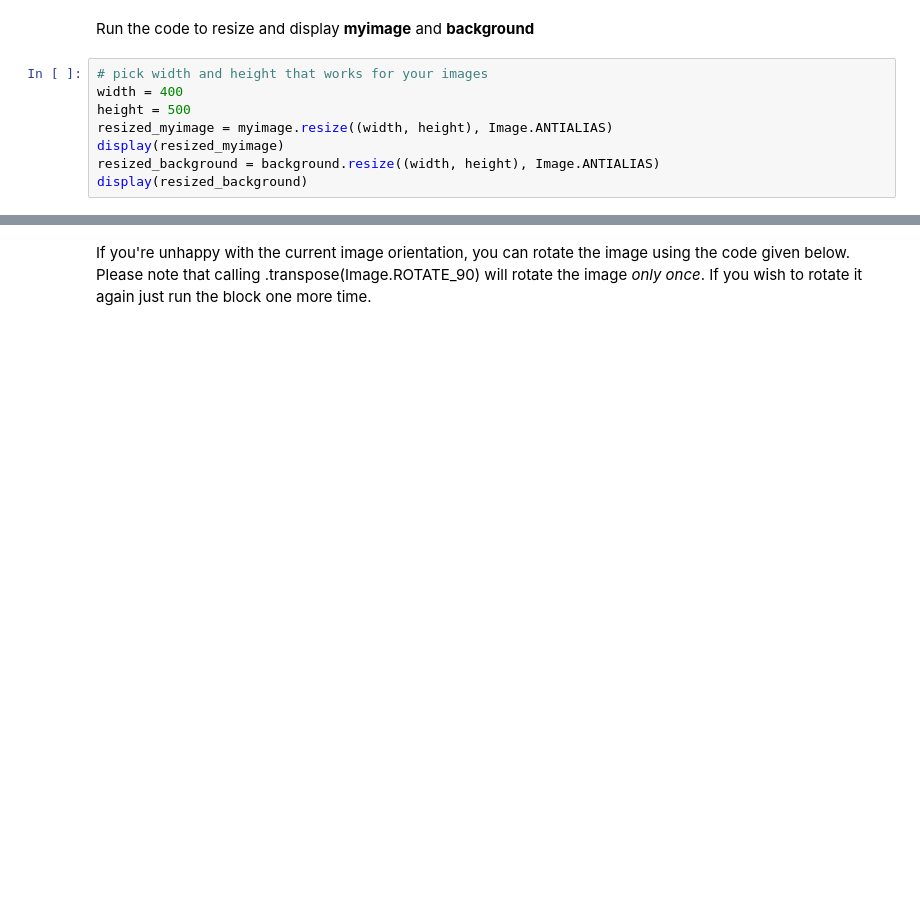
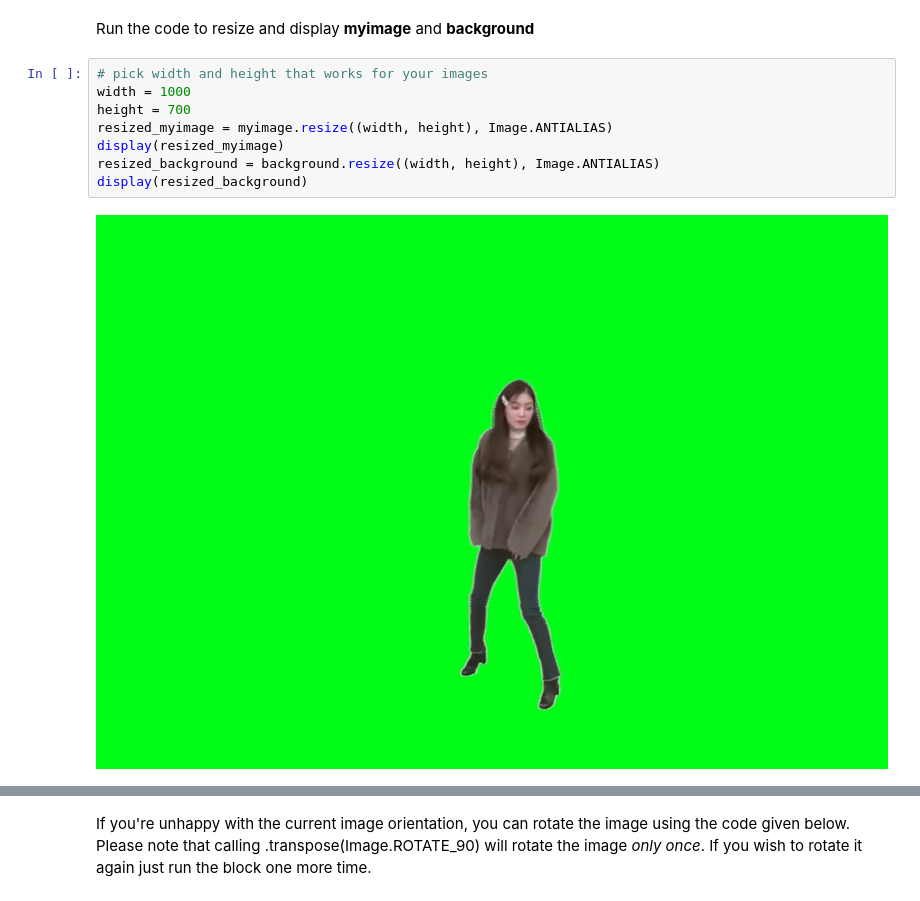
Before and after one commit to Uni-High-Fall-21-Computer-Programming/chromakey-dina6607, a Jupyter notebook: chromakey.ipynb, the cells around one changed output, grey strips where cells are left out. Saved outputs shown, nothing was run; the diff lists cells and outputs as text; blank space fills up the shorter version.

```diff
--- a/chromakey.ipynb
+++ b/chromakey.ipynb
@@ -62,9 +68,11 @@ display(cropped_img)
 Run the code to resize and display **myimage** and **background**
 # %%
 # pick width and height that works for your images
-width = 400
-height = 500
+width = 1000
+height = 700
 resized_myimage = myimage.resize((width, height), Image.ANTIALIAS)
 display(resized_myimage)
 resized_background = background.resize((width, height), Image.ANTIALIAS)
 display(resized_background)
+# %% [output]
+[figure, added]
```
Also changed, not shown: parts of 6 cells of this notebook.
